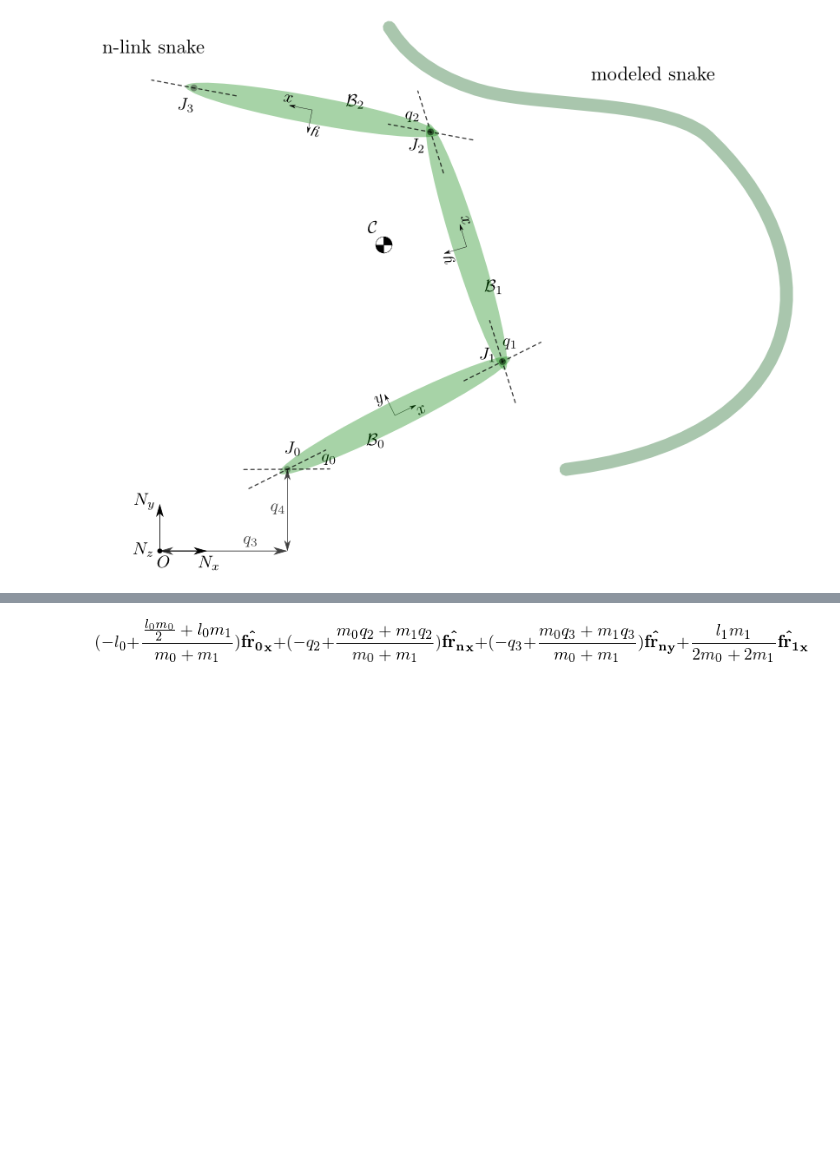
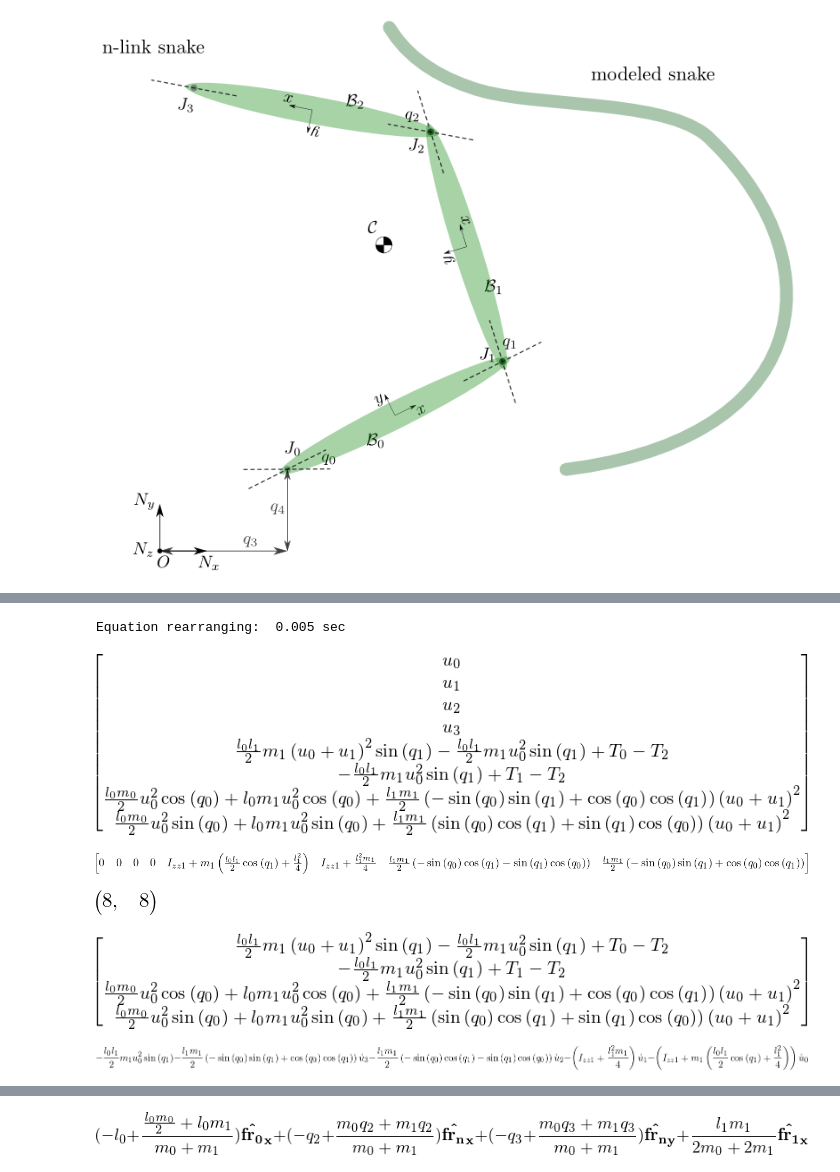
Before and after one commit to isaacyeaton/snaketurn, a Jupyter notebook: 3-link-snake-free-head-torques.ipynb, the cells around one changed output, grey strips where cells are left out. Drawn from its saved outputs; the diff is of its cells as text; code cells hidden in the pictures; blank space fills up the shorter version.

```diff
--- a/3-link-snake-free-head-torques.ipynb
+++ b/3-link-snake-free-head-torques.ipynb
@@ -213 +211,28 @@ sym.trigsimp(forcing_vector)
+# %%
+now = time.time()
+mass_matrix = kane.mass_matrix_full
+forcing_vector = kane.forcing_full
+print('Equation rearranging:  {0:.3f} sec'.format(time.time() - now))
+# %% [output]
+Equation rearranging:  0.005 sec
+# %%
+forcing_vector
+# %% [output]
+[figure, added]
+# %%
+mass_matrix[5, :]
+# %% [output]
+[figure, added]
+# %%
+mass_matrix.shape
+# %% [output]
+[figure, added]
+# %%
+kane.forcing
+# %% [output]
+[figure, added]
+# %%
+frstar[1]
+# %% [output]
+[figure, added]
 # %%
```
Also changed, not shown: parts of 30 cells of this notebook.
